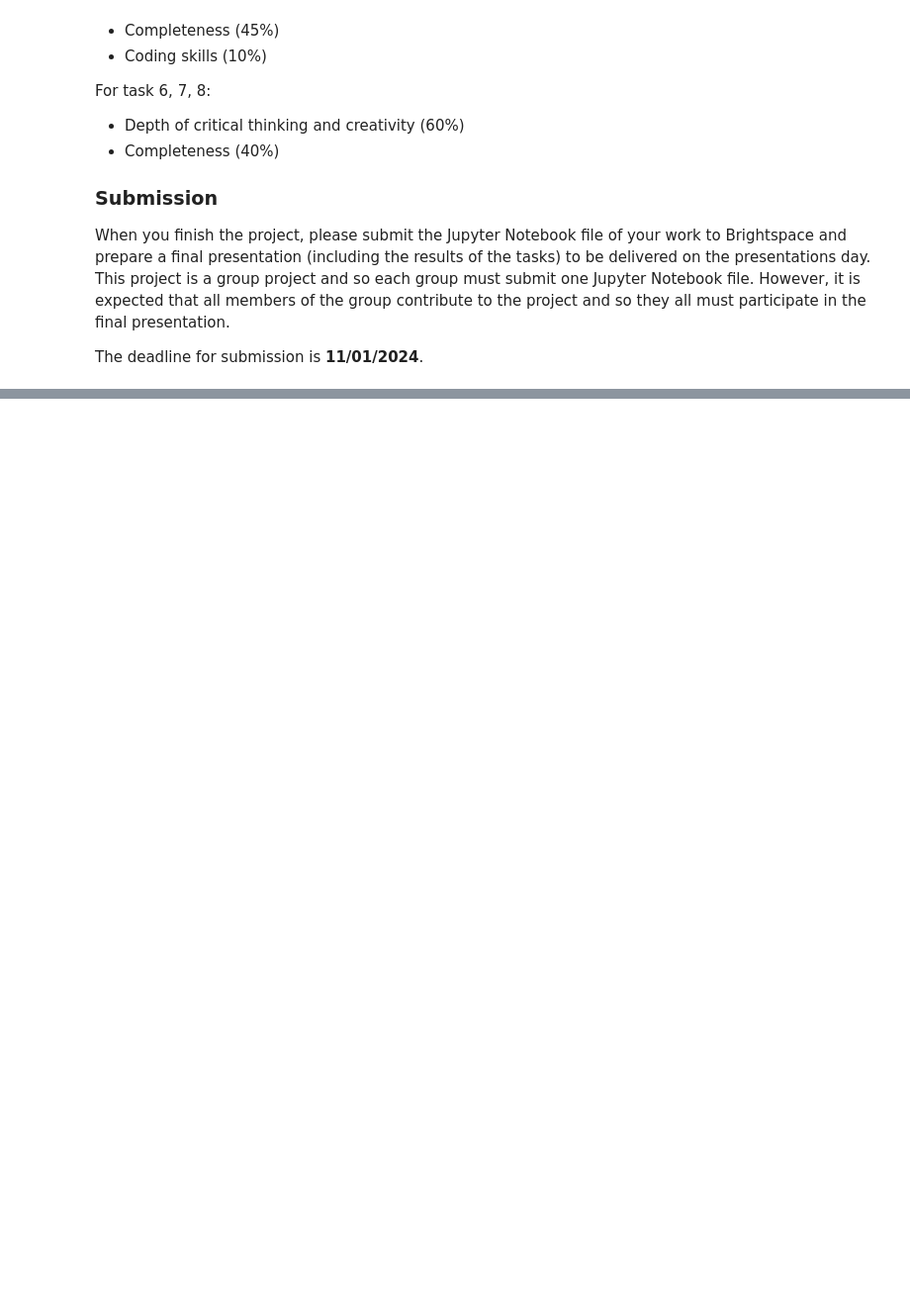
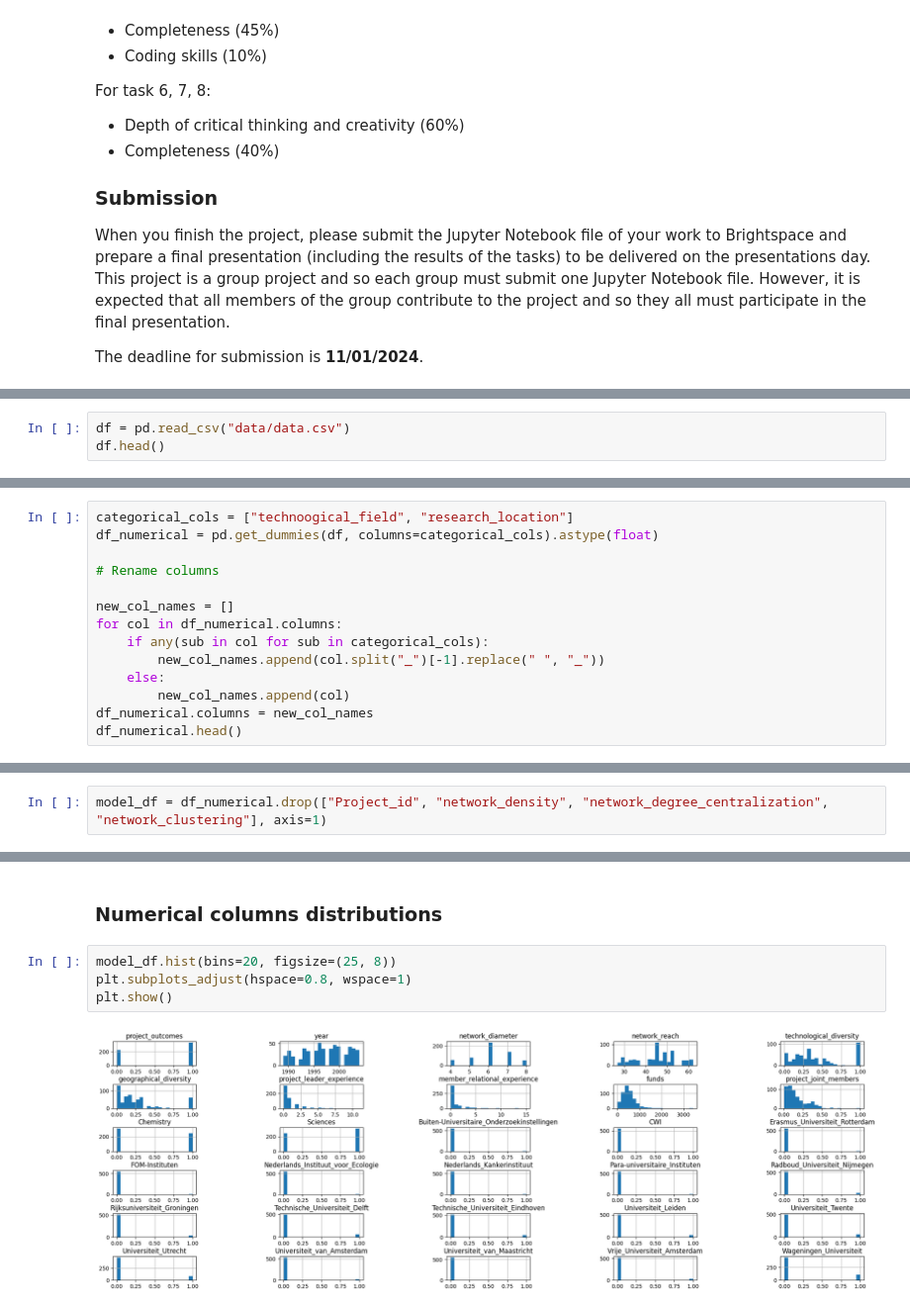
Before and after one commit to sslavova8/TPM034A_mini_project, a Jupyter notebook: Mini-project 2 - R&D Innovation.ipynb, the cells around one changed output, grey strips where cells are left out. Shown at 99% size. Cells and saved outputs as stored; diff of their text form; blank space fills up the shorter version.

```diff
--- a/Mini-project 2 - R&D Innovation.ipynb
+++ b/Mini-project 2 - R&D Innovation.ipynb
@@ -63,0 +82,3 @@ The deadline for submission is **11/01/2024**.
+# %%
+df = pd.read_csv("data/data.csv")
+df.head()
@@ -63,0 +116,14 @@ The deadline for submission is **11/01/2024**.
+# %%
+categorical_cols = ["technoogical_field", "research_location"]
+df_numerical = pd.get_dummies(df, columns=categorical_cols).astype(float)
+
+# Rename columns
+
+new_col_names = []
+for col in df_numerical.columns:
+    if any(sub in col for sub in categorical_cols):
+        new_col_names.append(col.split("_")[-1].replace(" ", "_"))
+    else:
+        new_col_names.append(col)
+df_numerical.columns = new_col_names
+df_numerical.head()
@@ -63,0 +140,2 @@ The deadline for submission is **11/01/2024**.
+# %%
+model_df = df_numerical.drop(["Project_id", "network_density", "network_degree_centralization", "network_clustering"], axis=1)
@@ -63,0 +165,8 @@ The deadline for submission is **11/01/2024**.
+# %% [markdown]
+### Numerical columns distributions
+# %%
+model_df.hist(bins=20, figsize=(25, 8))
+plt.subplots_adjust(hspace=0.8, wspace=1)
+plt.show()
+# %% [output]
+[figure, added]
```
Also changed, not shown: parts of 20 cells of this notebook, 1 other file.
